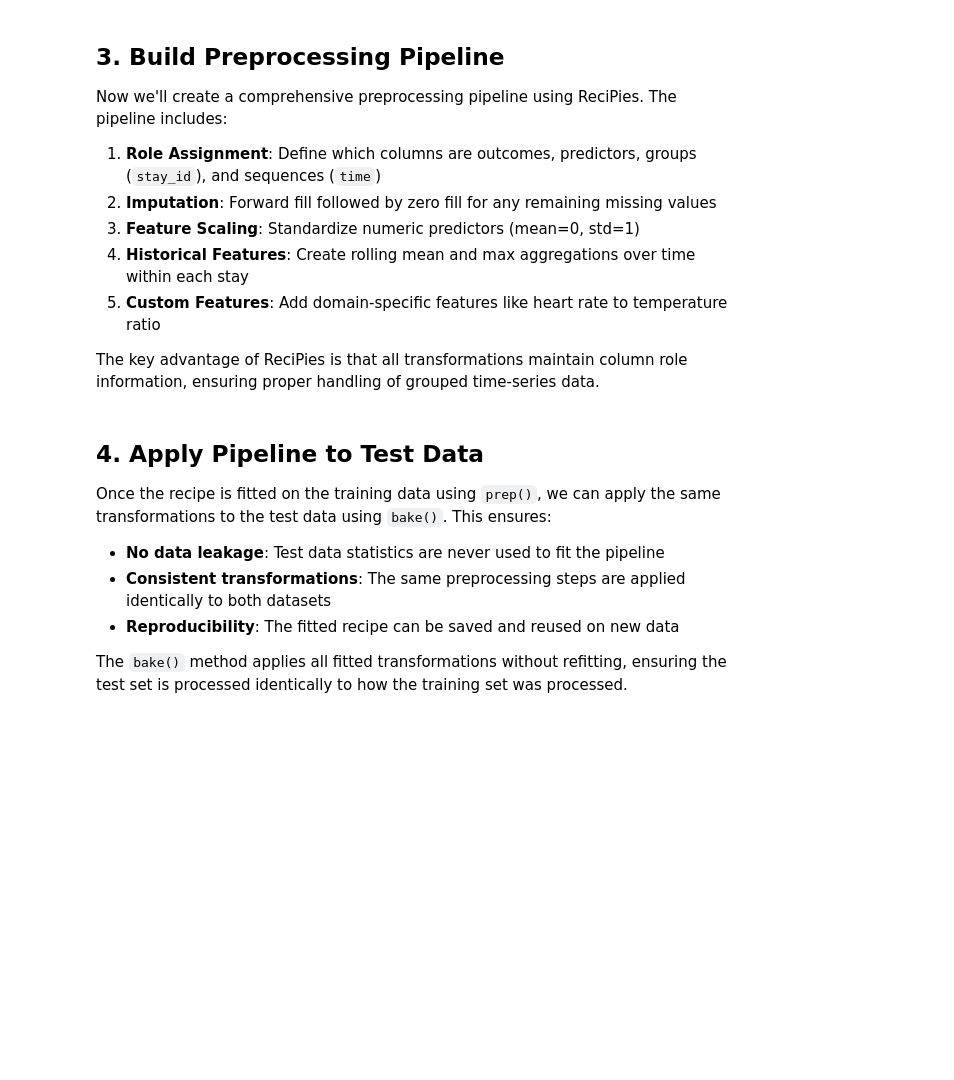
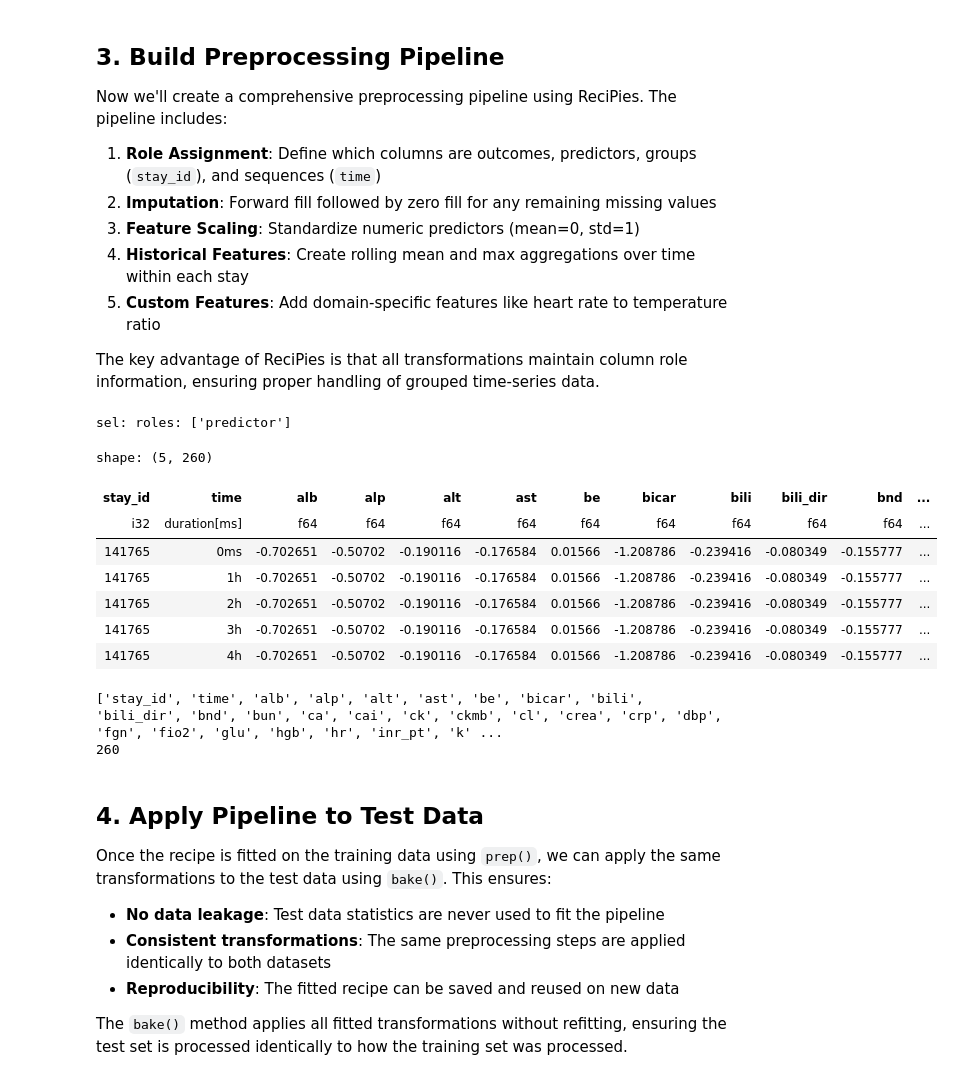
Before and after one commit to rvandewater/ReciPys, a Jupyter notebook: docs/examples/icu_advanced.ipynb, the cells around one changed output. Saved outputs shown, nothing was run; the diff lists cells and outputs as text; code cells hidden in the pictures; blank space fills up the shorter version.

```diff
--- a/docs/examples/icu_advanced.ipynb
+++ b/docs/examples/icu_advanced.ipynb
@@ -122,36 +162,48 @@ rec.add_step(StepScale(sel=all_numeric_predictors(), with_mean=True, with_std=Tr
 
 
 #  Add a custom domain feature (example: hr/temp ratio) via StepFunction
-def add_custom_features(ingr: Ingredients) -> Ingredients:
+def add_custom_features(ingr: Ingredients, columns) -> Ingredients:
     df_ = ingr.get_df()
     if all(col in df_.columns for col in ["hr", "temp"]):
         df_ = df_.with_columns((pl.col("hr") / pl.col("temp")).alias("hr_temp_ratio"))
         ingr.set_df(df_)
         ingr.update_role("hr_temp_ratio", "predictor")
     return ingr
 
 
 rec.add_step(StepFunction(sel=has_role(["predictor"]), function=add_custom_features))
 
 # Label encode categorical features
 types = ["String", "Object", "Categorical"]
 rec.add_step(StepSklearn(SimpleImputer(missing_values=np.nan, strategy="most_frequent"), sel=has_type(types)))
 rec.add_step(StepSklearn(LabelEncoder(), sel=has_type(types), columnwise=True))
 
 original_predictors = all_of(
     list(all_numeric_predictors()(ing))
 )  # Capture the fixed list of original numeric predictors
 # Historical features
 rec.add_step(StepHistorical(sel=original_predictors, fun=Accumulator.MEAN, suffix="_mean_hist"))
 rec.add_step(StepHistorical(sel=original_predictors, fun=Accumulator.MIN, suffix="_min_hist"))
 rec.add_step(StepHistorical(sel=original_predictors, fun=Accumulator.MAX, suffix="_max_hist"))
 rec.add_step(StepHistorical(sel=original_predictors, fun=Accumulator.VAR, suffix="_var_hist"))
 
 # Prep and bake (fit and transform) the training data
 train_baked = rec.prep()
-train_baked.head()
+display(train_baked.head())
 print(train_baked.columns)
 print(len(train_baked.columns))
+# %% [output]
+sel: roles: ['predictor']
+shape: (5, 260)
+| stay_id | time | alb | alp | alt | ast | be | bicar | bili | bili_dir | bnd | ... |
+| i32 | duration[ms] | f64 | f64 | f64 | f64 | f64 | f64 | f64 | f64 | f64 | ... |
+| 141765 | 0ms | -0.702651 | -0.50702 | -0.190116 | -0.176584 | 0.01566 | -1.208786 | -0.239416 | -0.080349 | -0.155777 | ... |
+| 141765 | 1h | -0.702651 | -0.50702 | -0.190116 | -0.176584 | 0.01566 | -1.208786 | -0.239416 | -0.080349 | -0.155777 | ... |
+| 141765 | 2h | -0.702651 | -0.50702 | -0.190116 | -0.176584 | 0.01566 | -1.208786 | -0.239416 | -0.080349 | -0.155777 | ... |
+| 141765 | 3h | -0.702651 | -0.50702 | -0.190116 | -0.176584 | 0.01566 | -1.208786 | -0.239416 | -0.080349 | -0.155777 | ... |
+| 141765 | 4h | -0.702651 | -0.50702 | -0.190116 | -0.176584 | 0.01566 | -1.208786 | -0.239416 | -0.080349 | -0.155777 | ... |
+['stay_id', 'time', 'alb', 'alp', 'alt', 'ast', 'be', 'bicar', 'bili', 'bili_dir', 'bnd', 'bun', 'ca', 'cai', 'ck', 'ckmb', 'cl', 'crea', 'crp', 'dbp', 'fgn', 'fio2', 'glu', 'hgb', 'hr', 'inr_pt', 'k' ...
+260
 # %% [markdown]
 ## 4. Apply Pipeline to Test Data
 
```
Also changed, not shown: parts of 5 cells of this notebook, 2 other files.
